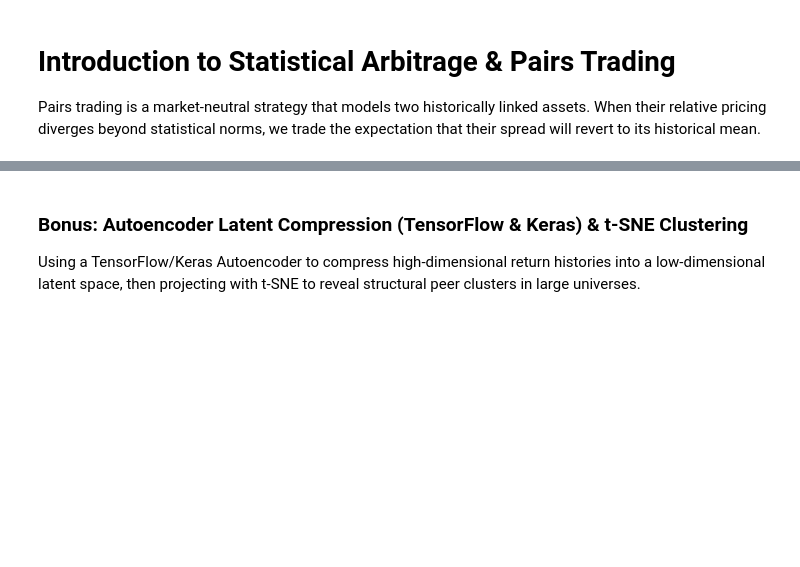
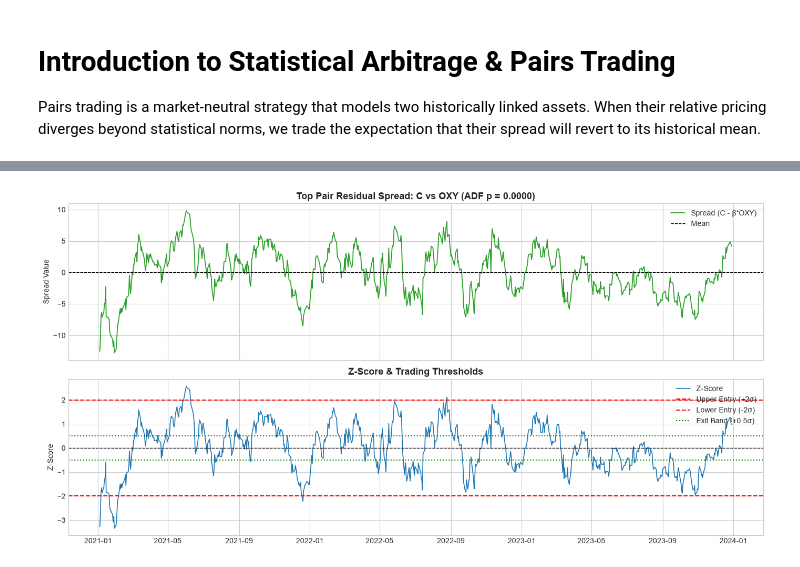
Before and after one commit to zyrxun/MAT-Education, a Jupyter notebook: Workshops/Intro_to_Statistical_Arbitrage.ipynb, the cells around one changed output, grey strips where cells are left out. Cells and saved outputs as stored; diff of their text form; code cells hidden in the pictures; blank space fills up the shorter version.

```diff
--- a/Workshops/Intro_to_Statistical_Arbitrage.ipynb
+++ b/Workshops/Intro_to_Statistical_Arbitrage.ipynb
@@ -157,35 +381,33 @@ plt.show()
 # %%
 top_pair = pairs_df.iloc[0]
 s1, s2 = top_pair['Stock 1'], top_pair['Stock 2']
 
 X_top = sm.add_constant(universe_data[s2])
 y_top = universe_data[s1]
 ols_top = sm.OLS(y_top, X_top).fit()
 
 spread_top = y_top - (ols_top.params['const'] + ols_top.params[s2] * universe_data[s2])
 z_top = (spread_top - spread_top.mean()) / spread_top.std()
 
 fig, (ax1, ax2) = plt.subplots(2, 1, figsize=(14, 7), sharex=True)
 
 ax1.plot(universe_data.index, spread_top, color='#2ca02c', lw=1.3, label=f'Spread ({s1} - β*{s2})')
 ax1.axhline(spread_top.mean(), color='black', linestyle='--', lw=1, label='Mean')
-ax1.set_title(f'Top Cointegrated Pair Spread: {s1} vs {s2} (p = {top_pair["p-value"]:.4f})', fontsize=13, fontweight='bold')
+ax1.set_title(f'Top Pair Residual Spread: {s1} vs {s2} (ADF p = {top_pair["ADF p-value"]:.4f})', fontsize=13, fontweight='bold')
 ax1.set_ylabel('Spread Value')
 ax1.legend()
 
 ax2.plot(z_top.index, z_top, color='#1f77b4', lw=1.2, label='Z-Score')
 ax2.axhline(0, color='black', linestyle='--', lw=1)
 ax2.axhline(2.0, color='red', linestyle='--', label='Upper Entry (+2σ)')
 ax2.axhline(-2.0, color='red', linestyle='--', label='Lower Entry (-2σ)')
 ax2.axhline(0.5, color='green', linestyle=':', label='Exit Band (±0.5σ)')
 ax2.axhline(-0.5, color='green', linestyle=':')
 ax2.set_title('Z-Score & Trading Thresholds', fontsize=13, fontweight='bold')
 ax2.set_ylabel('Z-Score')
 ax2.legend(loc='upper right')
 
 plt.tight_layout()
 plt.show()
+# %% [output]
+[figure, added]
-# %% [markdown]
-### Bonus: Autoencoder Latent Compression (TensorFlow & Keras) & t-SNE Clustering
-
-Using a TensorFlow/Keras Autoencoder to compress high-dimensional return histories into a low-dimensional latent space, then projecting with t-SNE to reveal structural peer clusters in large universes.
```
Also changed, not shown: parts of 23 cells of this notebook, 1 other file.
